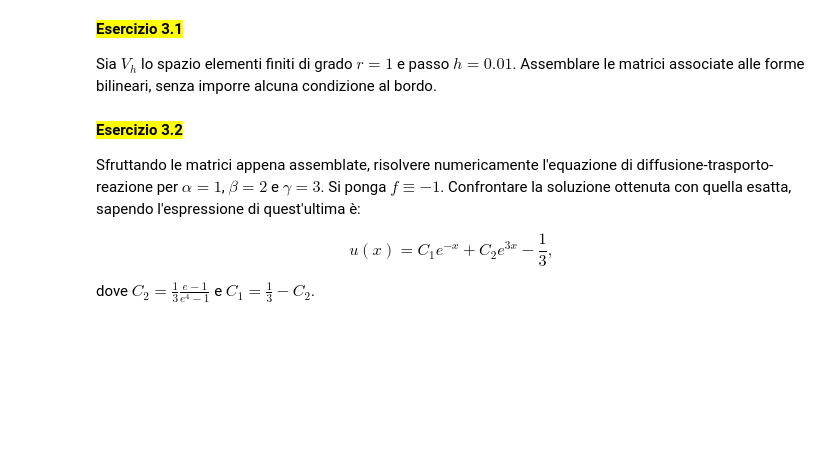
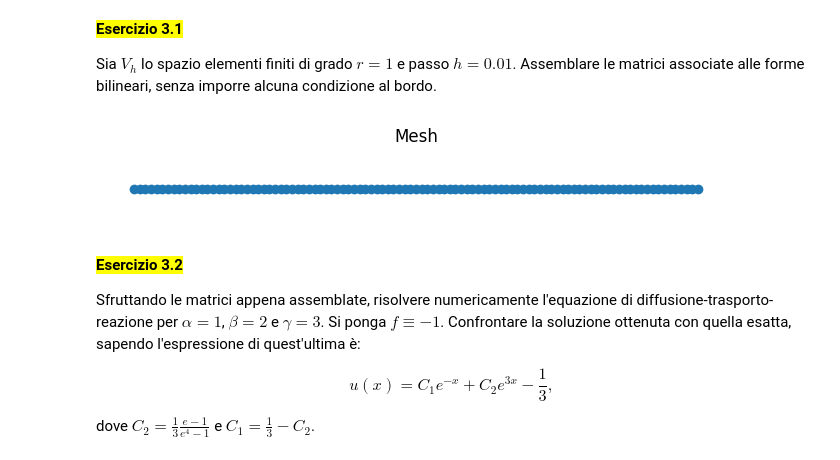
Before and after one commit to marcofossatii05-ui/mani_env, a Jupyter notebook: lab_fem_stationary_part_2_template.ipynb, the cells around one changed output. Saved outputs shown, nothing was run; the diff lists cells and outputs as text; code cells hidden in the pictures; blank space fills up the shorter version.

```diff
--- a/lab_fem_stationary_part_2_template.ipynb
+++ b/lab_fem_stationary_part_2_template.ipynb
@@ -360,20 +360,29 @@ $$\alpha\int_0^1u'v'dx-\beta\int_0^1uv'dx+\gamma\int_0^1uvdx=\int_0^1fvdx.$$
 Sia $V_h$ lo spazio elementi finiti di grado $r=1$ e passo $h=0.01$. Assemblare le matrici associate alle forme bilineari, senza imporre alcuna condizione al bordo.
 # %%
 from fem_utils import Grid, fun2dof, create_restriction, diffusion, transport, mass
+import numpy as np
+import matplotlib.pyplot as plt
 
 # estremi del dominio
 a = 0
 b = 1
 # dimensione elementi
 h = 0.01
 # numero elementi
 Nele = int((b - a) / h)
 
 # creazione griglia
-grid
+grid = Grid(a, b, Nele)
+grid.compute_geometry()
+grid.plot()
 
 # assemblaggio matrici di diffusione, trasporto e reazione
-...
+
+A_tras = transport(grid)
+A_diff = diffusion(grid)
+M = mass(grid)
+# %% [output]
+[figure, added]
 # %% [markdown]
 <mark>**Esercizio 3.2**</mark></br>
 
```
Also changed, not shown: parts of 4 cells of this notebook, 3 other files.
